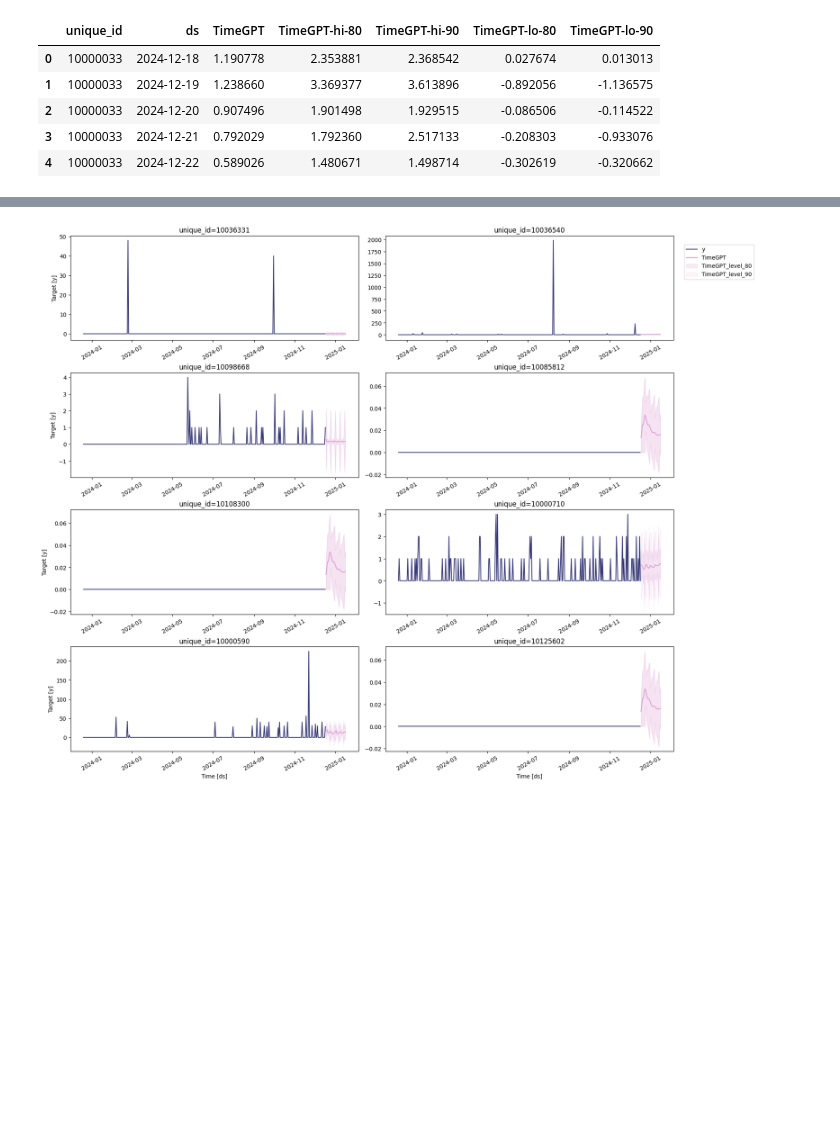
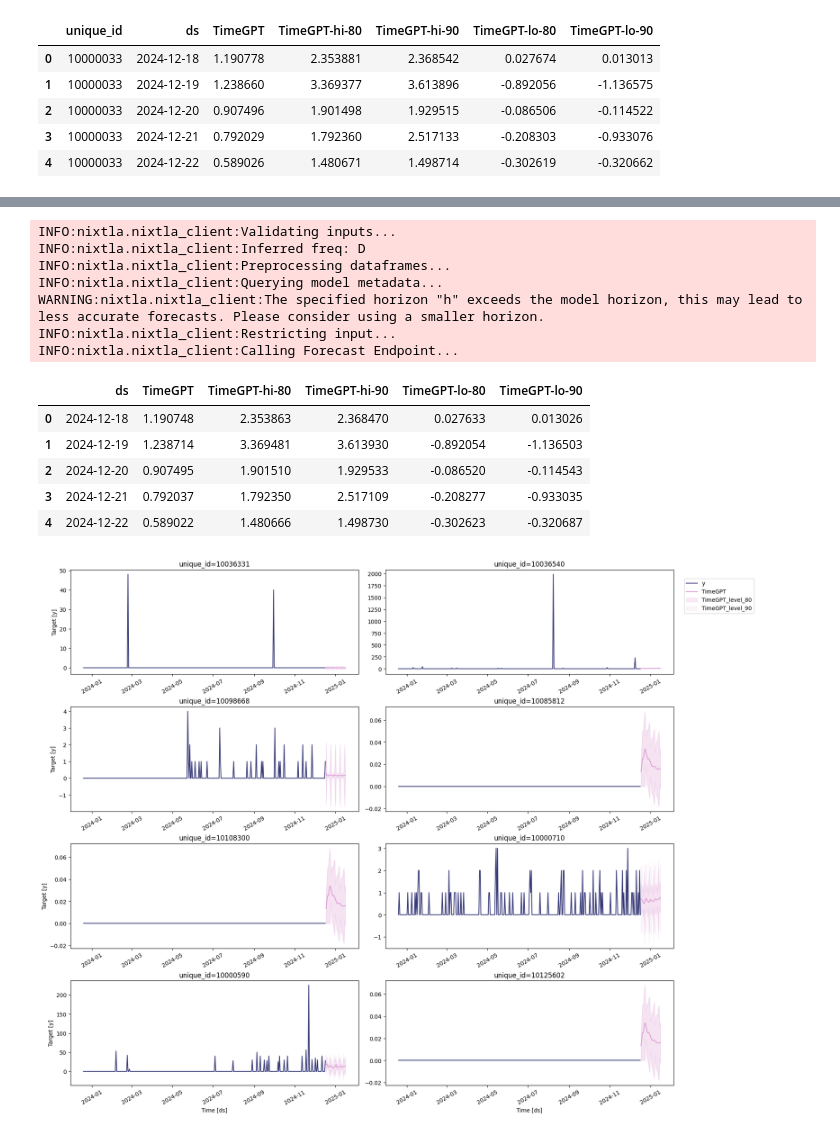
Before and after one commit to AzeemQidwai/iba-inventory-management-project, a Jupyter notebook: notebooks/timegpt.ipynb, the cells around one changed output, grey strips where cells are left out. Cells and saved outputs as stored; diff of their text form; code cells hidden in the pictures; blank space fills up the shorter version.

```diff
--- a/notebooks/timegpt.ipynb
+++ b/notebooks/timegpt.ipynb
@@ -64,0 +74,17 @@ INFO:nixtla.nixtla_client:Calling Forecast Endpoint...
+# %%
+forecast_df = nixtla_client.forecast(df=df[df['unique_id']==10000033][['ds', 'y']], h=30, level=[80, 90])
+forecast_df.head()
+# %% [output]
+INFO:nixtla.nixtla_client:Validating inputs...
+INFO:nixtla.nixtla_client:Inferred freq: D
+INFO:nixtla.nixtla_client:Preprocessing dataframes...
+INFO:nixtla.nixtla_client:Querying model metadata...
+WARNING:nixtla.nixtla_client:The specified horizon "h" exceeds the model horizon, this may lead to less accurate forecasts. Please consider using a smaller horizon.
+INFO:nixtla.nixtla_client:Restricting input...
+INFO:nixtla.nixtla_client:Calling Forecast Endpoint...
+|  | ds | TimeGPT | TimeGPT-hi-80 | TimeGPT-hi-90 | TimeGPT-lo-80 | TimeGPT-lo-90 |
+| 0 | 2024-12-18 | 1.190748 | 2.353863 | 2.368470 | 0.027633 | 0.013026 |
+| 1 | 2024-12-19 | 1.238714 | 3.369481 | 3.613930 | -0.892054 | -1.136503 |
+| 2 | 2024-12-20 | 0.907495 | 1.901510 | 1.929533 | -0.086520 | -0.114543 |
+| 3 | 2024-12-21 | 0.792037 | 1.792350 | 2.517109 | -0.208277 | -0.933035 |
+| 4 | 2024-12-22 | 0.589022 | 1.480666 | 1.498730 | -0.302623 | -0.320687 |
```
Also changed, not shown: parts of 2 cells of this notebook, 26 other files.
